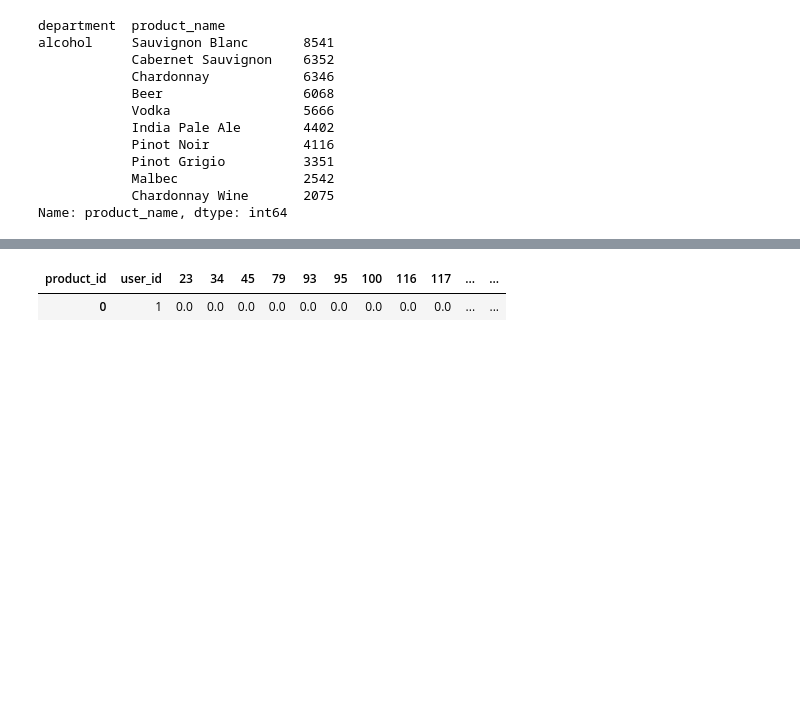
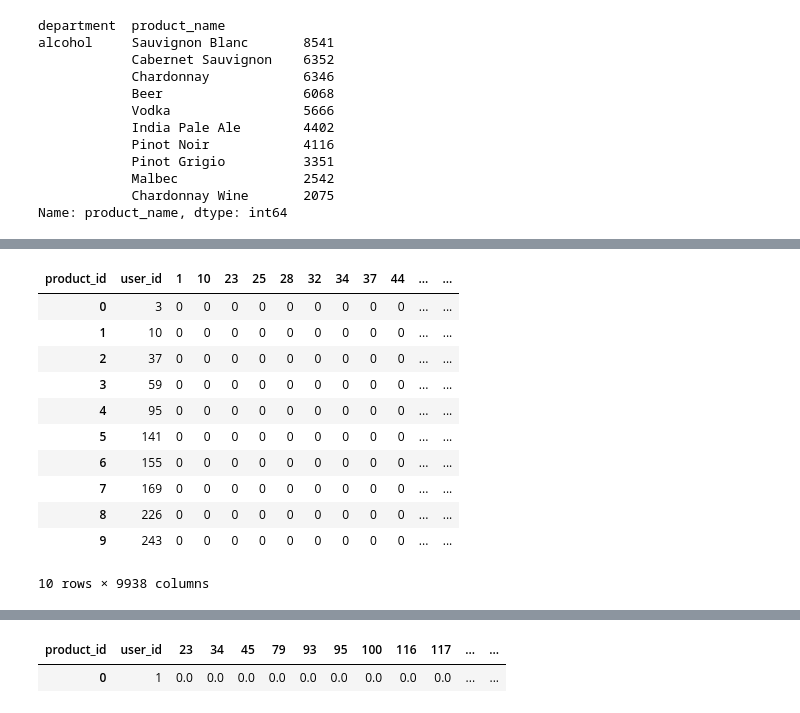
Before and after one commit to eugencuic/FHNW_FS20_Recommender-System-Retail, a Jupyter notebook: Recommender System.ipynb, the cells around one changed output, grey strips where cells are left out. Drawn from its saved outputs; the diff is of its cells as text; code cells hidden in the pictures; blank space fills up the shorter version.

```diff
--- a/Recommender System.ipynb
+++ b/Recommender System.ipynb
@@ -249,7 +268,13 @@ n_of_products = data.product_name.nunique()
 top_20 = int(n_of_products * 0.2)
 
 # select the top products
-top_products = n_of_products_bought.nlargest(top_20).index
+n_of_products_bought = data.product_name.value_counts()
+prod_f = n_of_products_bought.nlargest(top_20)
+top_products = prod_f.index
 
 # filter the transactions only for the top products
 data_f = data[(data.product_name.isin(top_products))]
+
+# product most and least bought
+print('Product most bought: {0}'.format(prod_f.nlargest(1)))
+print('Product least bought (top 20%): {0}'.format(prod_f.nsmallest(1)))
@@ -263,0 +333,16 @@ Explain the difference between content based, collaborative filtering and memory
+# %%
+import random
+# Umsetzung 1. Ansatz
+
+# Create list of all User_IDs
+user_ids = data_f.user_id.unique()
+# Select random 10% of the Users
+random_users = random.choices(user_ids, k=round(len(user_ids)*0.1))
+
+#Train Set
+data_train = data_f[~(data_f.user_id.isin(random_users))]
+
+# Test Set
+data_test = data_f[(data_f.user_id.isin(random_users))]
+
+print('Train Set is saved as data_train, Test Set is saved as data_test')
@@ -263,0 +357,29 @@ Explain the difference between content based, collaborative filtering and memory
+# %%
+# Matrixerstellung
+
+func = lambda x: 1
+
+# Matrix for Testset
+pivot_data = data_test[['user_id','product_id']]
+matrix_test = pivot_data.pivot_table(index='user_id',columns='product_id',values='product_id',aggfunc=func,fill_value=0)
+matrix_test.reset_index(inplace=True)
+
+# Matrix for Trainset
+pivot_data = data_train[['user_id','product_id']]
+matrix_train = pivot_data.pivot_table(index='user_id',columns='product_id',values='product_id',aggfunc=func,fill_value=0)
+matrix_train.reset_index(inplace=True)
+
+matrix_test.head(10)
+# %% [output]
+| product_id | user_id | 1 | 10 | 23 | 25 | 28 | 32 | 34 | 37 | 44 | ... | ... |
+| 0 | 3 | 0 | 0 | 0 | 0 | 0 | 0 | 0 | 0 | 0 | ... | ... |
+| 1 | 10 | 0 | 0 | 0 | 0 | 0 | 0 | 0 | 0 | 0 | ... | ... |
+| 2 | 37 | 0 | 0 | 0 | 0 | 0 | 0 | 0 | 0 | 0 | ... | ... |
+| 3 | 59 | 0 | 0 | 0 | 0 | 0 | 0 | 0 | 0 | 0 | ... | ... |
+| 4 | 95 | 0 | 0 | 0 | 0 | 0 | 0 | 0 | 0 | 0 | ... | ... |
+| 5 | 141 | 0 | 0 | 0 | 0 | 0 | 0 | 0 | 0 | 0 | ... | ... |
+| 6 | 155 | 0 | 0 | 0 | 0 | 0 | 0 | 0 | 0 | 0 | ... | ... |
+| 7 | 169 | 0 | 0 | 0 | 0 | 0 | 0 | 0 | 0 | 0 | ... | ... |
+| 8 | 226 | 0 | 0 | 0 | 0 | 0 | 0 | 0 | 0 | 0 | ... | ... |
+| 9 | 243 | 0 | 0 | 0 | 0 | 0 | 0 | 0 | 0 | 0 | ... | ... |
+10 rows × 9938 columns
```
Also changed, not shown: parts of 22 cells of this notebook, 1 other file.
